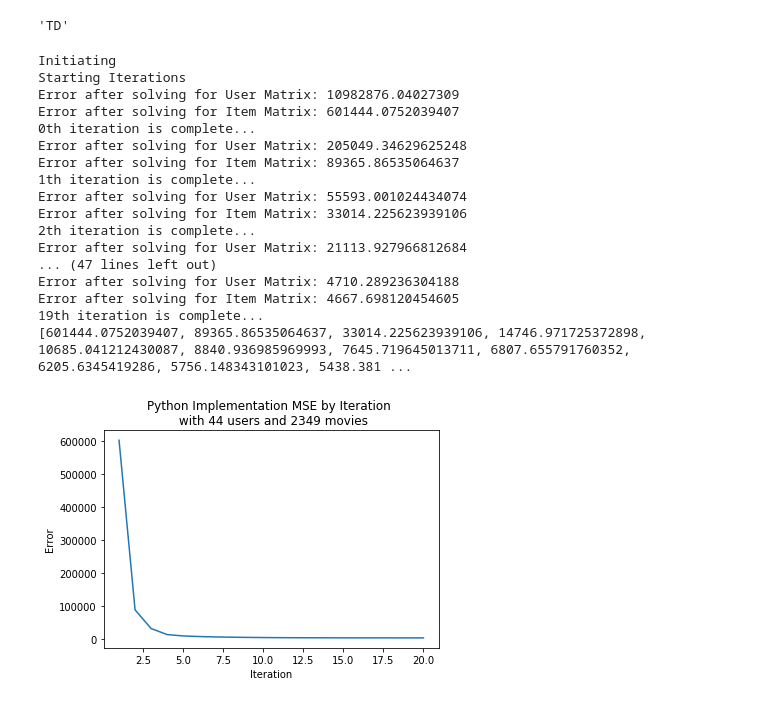
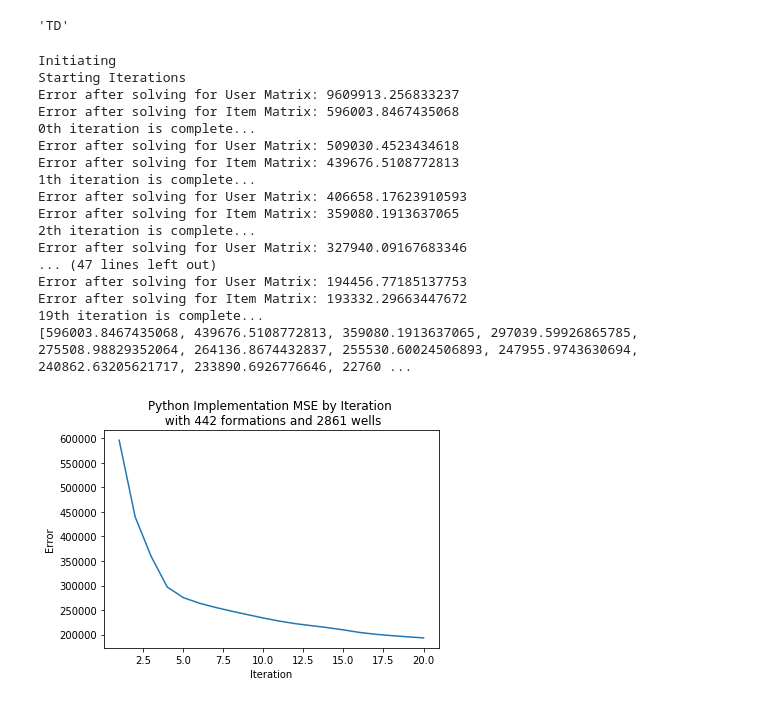
Before and after one commit to jessepisel/stratal-geometries, a Jupyter notebook: top depth recommender.ipynb, the cells around one changed output. Cells and saved outputs as stored; diff of their text form; code cells hidden in the pictures.

```diff
--- a/top depth recommender.ipynb
+++ b/top depth recommender.ipynb
@@ -9,8 +9,10 @@ from scipy.sparse import coo_matrix, csr_matrix
 
 %matplotlib inline
 # %%
-tops=pd.read_csv(r'D:\prbtops_inhouse.csv')
+tops=pd.read_csv(r'D:\jonahfull.csv')
 small=tops.head()
+# %%
+tops.ssdepth = tops.ssdepth+11183
 # %%
 tops.head()
 # %% [output]
@@ -28,5 +30,5 @@ tops['depth'].max()
 # %%
-D_df = tops.pivot_table('depth', 'formation', 'api').fillna(0)
+D_df = tops.pivot_table('ssdepth', 'formation', 'api').fillna(0)
 # %%
 R =D_df.as_matrix()
 user_ratings_mean = np.mean(R, axis = 1)
@@ -335,23 +337,23 @@ def runALS(A, R, n_factors, n_iterations, lambda_):
     plt.savefig('Python MSE Graph.pdf', format='pdf')
     plt.show()
 # %%
-runALS(R, A, 10, 2, 1)
+runALS(R, A, 10, 100, 0.1)
 # %% [output]
 Initiating
 Starting Iterations
-Error after solving for User Matrix: 10982876.04027309
-Error after solving for Item Matrix: 601444.0752039407
+Error after solving for User Matrix: 9609913.256833237
+Error after solving for Item Matrix: 596003.8467435068
 0th iteration is complete...
-Error after solving for User Matrix: 205049.34629625248
-Error after solving for Item Matrix: 89365.86535064637
+Error after solving for User Matrix: 509030.4523434618
+Error after solving for Item Matrix: 439676.5108772813
 1th iteration is complete...
-Error after solving for User Matrix: 55593.001024434074
-Error after solving for Item Matrix: 33014.225623939106
+Error after solving for User Matrix: 406658.17623910593
+Error after solving for Item Matrix: 359080.1913637065
 2th iteration is complete...
-Error after solving for User Matrix: 21113.927966812684
+Error after solving for User Matrix: 327940.09167683346
 ... (47 lines left out)
-Error after solving for User Matrix: 4710.289236304188
-Error after solving for Item Matrix: 4667.698120454605
+Error after solving for User Matrix: 194456.77185137753
+Error after solving for Item Matrix: 193332.29663447672
 19th iteration is complete...
-[601444.0752039407, 89365.86535064637, 33014.225623939106, 14746.971725372898, 10685.041212430087, 8840.936985969993, 7645.719645013711, 6807.655791760352, 6205.6345419286, 5756.148343101023, 5438.381 ...
+[596003.8467435068, 439676.5108772813, 359080.1913637065, 297039.59926865785, 275508.98829352064, 264136.8674432837, 255530.60024506893, 247955.9743630694, 240862.63205621717, 233890.6926776646, 22760 ...
-[figure, old version]
+[figure, new version]
```
Also changed, not shown: parts of 6 cells of this notebook.
